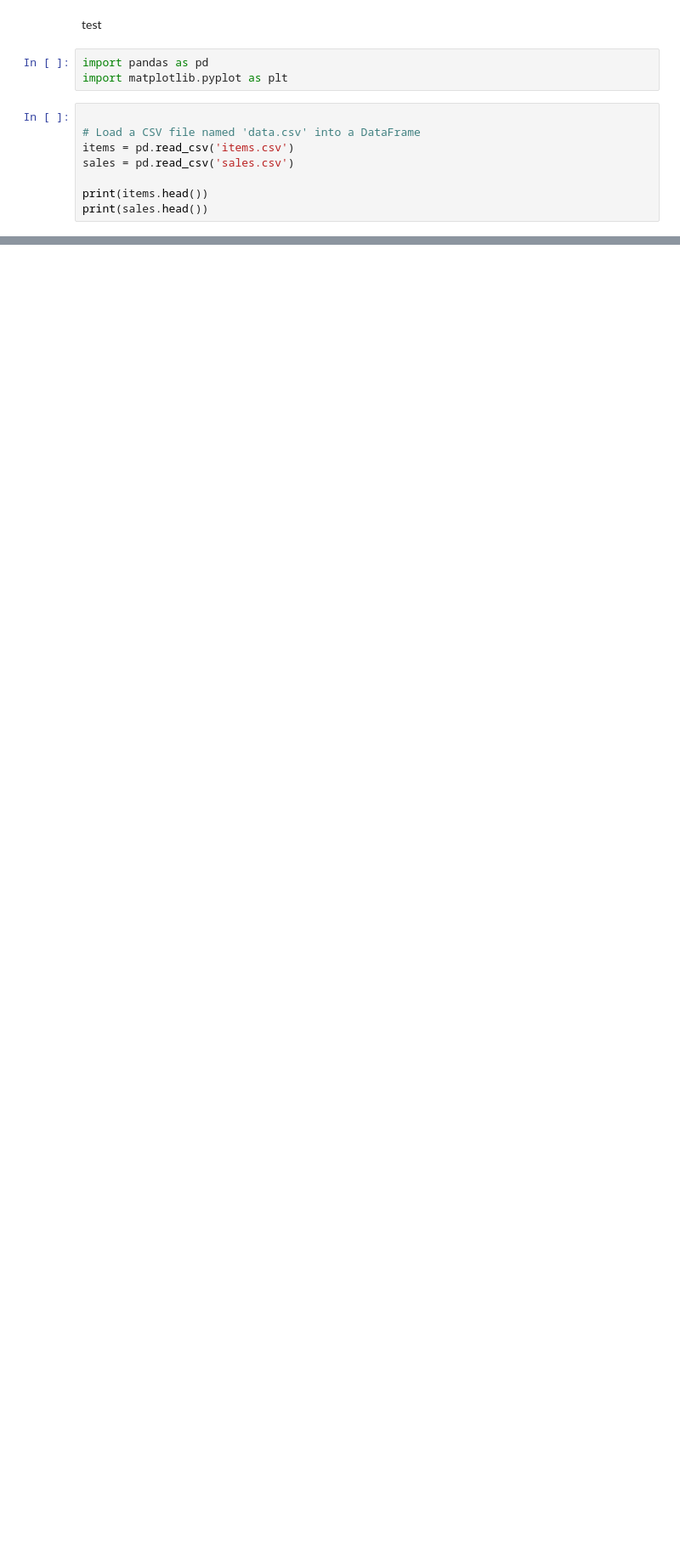
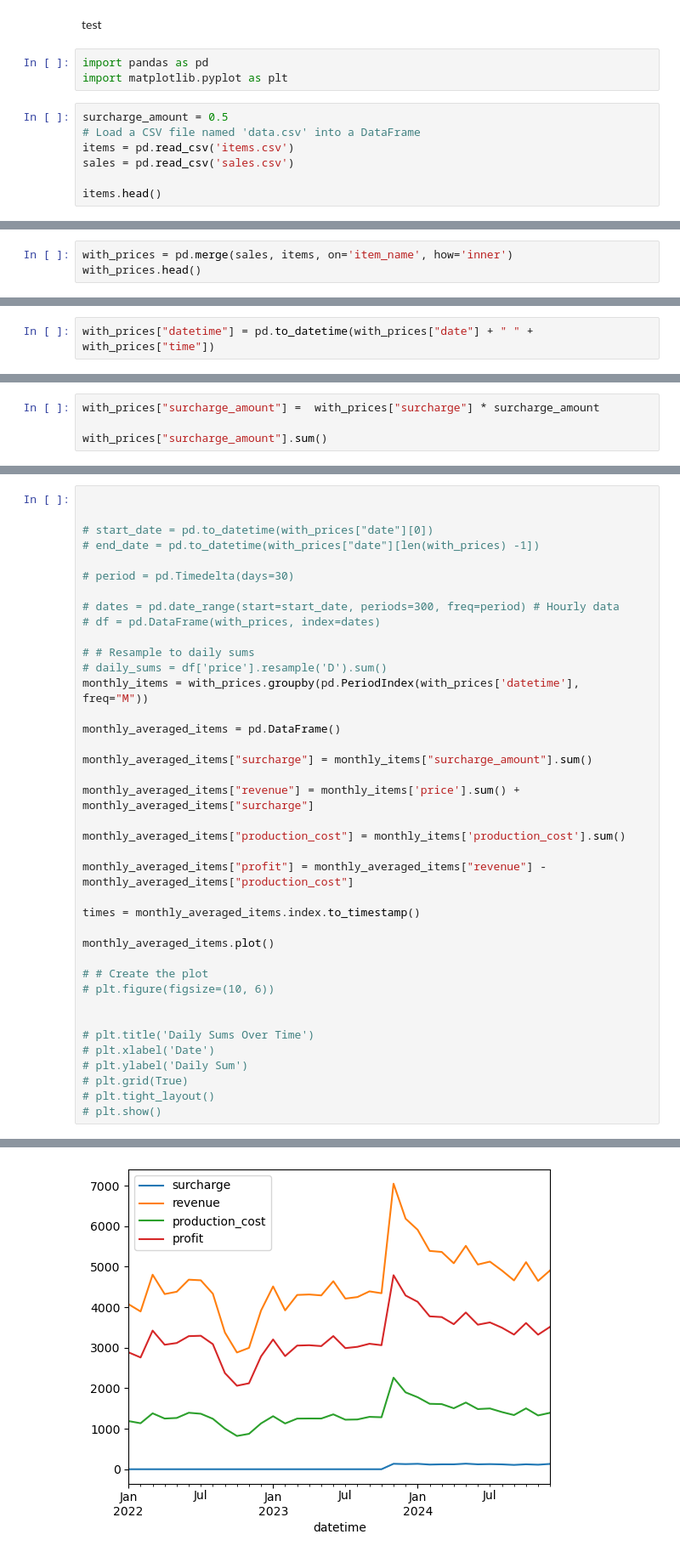
Before and after one commit to randomOnomatopoeia/Datathon, a Jupyter notebook: test.ipynb, the cells around one changed output, grey strips where cells are left out. Shown at 85% size. Cells and saved outputs as stored; diff of their text form; blank space fills up the shorter version.

Commit message:
with plots

```diff
--- a/test.ipynb
+++ b/test.ipynb
@@ -4,11 +4,10 @@ test
 import pandas as pd
 import matplotlib.pyplot as plt
 # %%
-
+surcharge_amount = 0.5
 # Load a CSV file named 'data.csv' into a DataFrame
 items = pd.read_csv('items.csv')
 sales = pd.read_csv('sales.csv')
 
-print(items.head())
-print(sales.head())
+items.head()
 # %% [output]
@@ -33,0 +29,3 @@ print(sales.head())
+# %%
+with_prices = pd.merge(sales, items, on='item_name', how='inner')
+with_prices.head()
@@ -33,0 +39,2 @@ print(sales.head())
+# %%
+with_prices["datetime"] = pd.to_datetime(with_prices["date"] + " " + with_prices["time"])
@@ -33,0 +48,4 @@ print(sales.head())
+# %%
+with_prices["surcharge_amount"] =  with_prices["surcharge"] * surcharge_amount
+
+with_prices["surcharge_amount"].sum()
@@ -33,0 +54,40 @@ print(sales.head())
+# %%
+
+
+# start_date = pd.to_datetime(with_prices["date"][0])
+# end_date = pd.to_datetime(with_prices["date"][len(with_prices) -1])
+
+# period = pd.Timedelta(days=30)
+
+# dates = pd.date_range(start=start_date, periods=300, freq=period) # Hourly data
+# df = pd.DataFrame(with_prices, index=dates)
+
+# # Resample to daily sums
+# daily_sums = df['price'].resample('D').sum()
+monthly_items = with_prices.groupby(pd.PeriodIndex(with_prices['datetime'], freq="M"))
+
+monthly_averaged_items = pd.DataFrame()
+
+monthly_averaged_items["surcharge"] = monthly_items["surcharge_amount"].sum()
+
+monthly_averaged_items["revenue"] = monthly_items['price'].sum() + monthly_averaged_items["surcharge"]
+
+monthly_averaged_items["production_cost"] = monthly_items['production_cost'].sum()
+
+monthly_averaged_items["profit"] = monthly_averaged_items["revenue"] - monthly_averaged_items["production_cost"]
+
+times = monthly_averaged_items.index.to_timestamp()
+
+monthly_averaged_items.plot()
+
+# # Create the plot
+# plt.figure(figsize=(10, 6))
+
+
+# plt.title('Daily Sums Over Time')
+# plt.xlabel('Date')
+# plt.ylabel('Daily Sum')
+# plt.grid(True)
+# plt.tight_layout()
+# plt.show()
+# %% [output]
@@ -33,0 +95 @@ print(sales.head())
+[figure, added]
```
Also changed, not shown: parts of 7 cells of this notebook.
